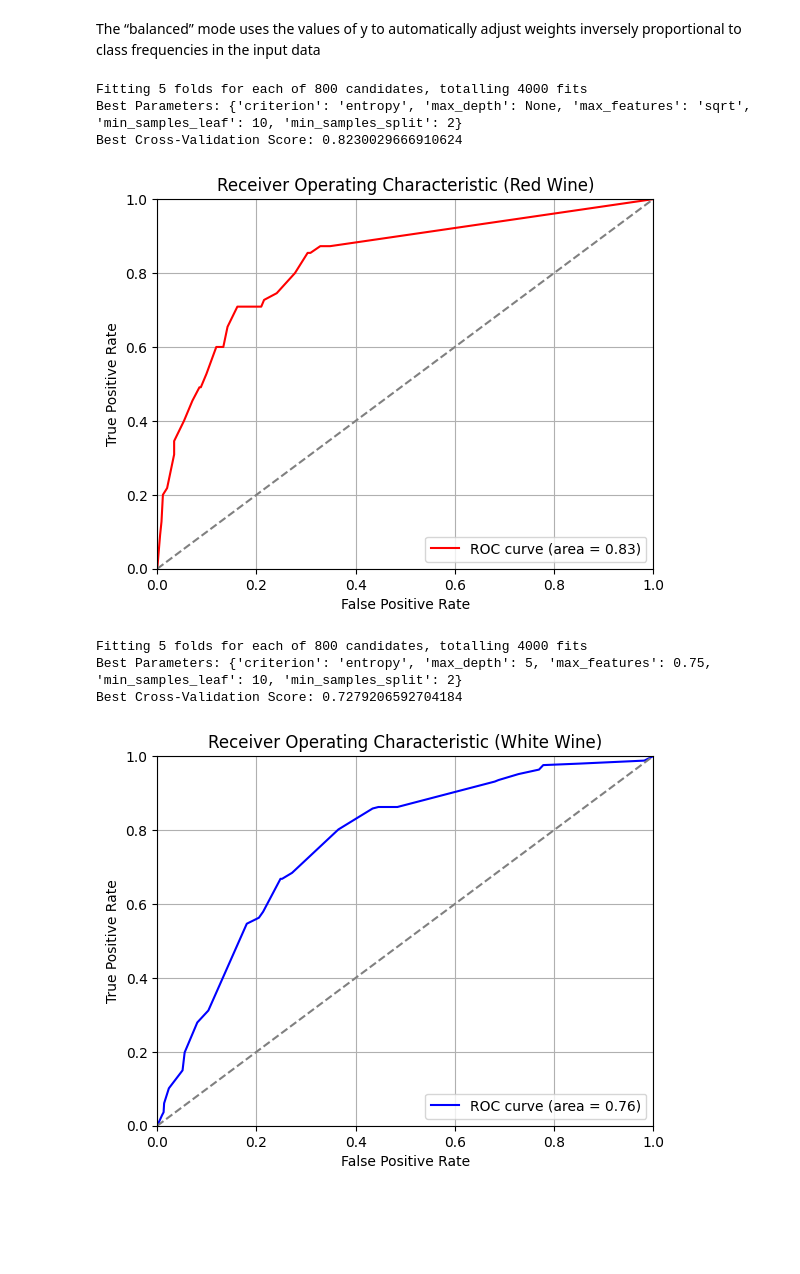
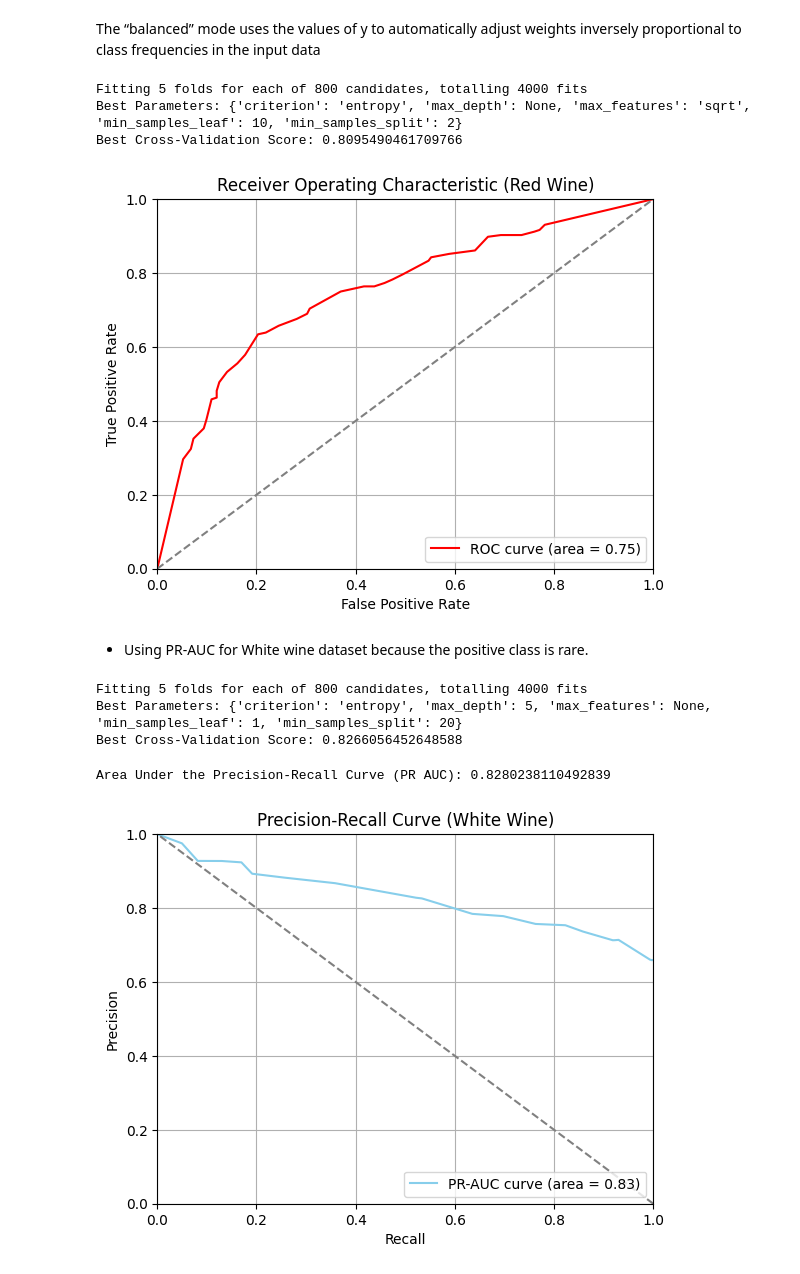
Before and after one commit to ProfessionalSalmon/wine-quality-prediction, a Jupyter notebook: winequality.ipynb, the cells around one changed output. Drawn from its saved outputs; the diff is of its cells as text; code cells hidden in the pictures; blank space fills up the shorter version.

```diff
--- a/winequality.ipynb
+++ b/winequality.ipynb
@@ -396,11 +403,11 @@ print(pd.DataFrame({
 # %% [markdown]
 ### Rule Engine Node to Create a Binary Target Variable
 # %%
-y_bitrain_red = np.where(y_train_red > 6.5, 1, 0)  # 1 = good, 0 = bad
-y_bitrain_white = np.where(y_train_white > 6.5, 1, 0)  # 1 = good, 0 = bad
+y_bitrain_red = np.where(y_train_red > 5, 1, 0)  # 1 = good, 0 = bad
+y_bitrain_white = np.where(y_train_white > 5.5, 1, 0)  # 1 = good, 0 = bad
 
-y_bitest_red = np.where(y_test_red > 6.5, 1, 0)  # 1 = good, 0 = bad
-y_bitest_white = np.where(y_test_white > 6.5, 1, 0)  # 1 = good, 0 = bad
+y_bitest_red = np.where(y_test_red > 5, 1, 0)  # 1 = good, 0 = bad
+y_bitest_white = np.where(y_test_white > 5.5, 1, 0)  # 1 = good, 0 = bad
 # %%
 count_bi_red = pd.Series(y_bitrain_red).value_counts().sort_index() # this is used for x and y in sns.barplot
 count_bi_white = pd.Series(y_bitrain_white).value_counts().sort_index()
@@ -454,7 +459,7 @@ param_grid = {
 
 red_search = GridSearchCV(estimator=tree,
                              param_grid=param_grid,
-                             scoring='roc_auc', # suits when class imbalance is present.
+                             scoring='roc_auc',
                              cv=kf,
                              verbose=2,
                              n_jobs=-1)
@@ -466,7 +471,7 @@ print(f'Best Cross-Validation Score: {red_search.best_score_}')
 # %% [output]
 Fitting 5 folds for each of 800 candidates, totalling 4000 fits
 Best Parameters: {'criterion': 'entropy', 'max_depth': None, 'max_features': 'sqrt', 'min_samples_leaf': 10, 'min_samples_split': 2}
-Best Cross-Validation Score: 0.8230029666910624
+Best Cross-Validation Score: 0.8095490461709766
 # %%
 best_red = red_search.best_estimator_
 y_prob_red = best_red.predict_proba(X_test_red)[:, 1] # probabilities for 'good' class
@@ -487,7 +492,9 @@ plt.legend(loc='lower right')
 plt.grid()
 plt.show()
 # %% [output]
-[figure, old version]
+[figure, new version]
+# %% [markdown]
+- Using PR-AUC for White wine dataset because the positive class is rare.
 # %%
 tree = DecisionTreeClassifier(random_state=42, class_weight='balanced')
 
@@ -501,7 +508,7 @@ param_grid = {
 
 white_search = GridSearchCV(estimator=tree,
                              param_grid=param_grid,
-                             scoring='roc_auc', # suits when class imbalance is present.
+                             scoring='average_precision', # suits when class imbalance is present.
                              cv=kf,
                              verbose=2,
                              n_jobs=-1)
@@ -512,5 +519,5 @@ print(f'Best Parameters: {white_search.best_params_}')
 print(f'Best Cross-Validation Score: {white_search.best_score_}')
 # %% [output]
 Fitting 5 folds for each of 800 candidates, totalling 4000 fits
-Best Parameters: {'criterion': 'entropy', 'max_depth': 5, 'max_features': 0.75, 'min_samples_leaf': 10, 'min_samples_split': 2}
-Best Cross-Validation Score: 0.7279206592704184
+Best Parameters: {'criterion': 'entropy', 'max_depth': 5, 'max_features': None, 'min_samples_leaf': 1, 'min_samples_split': 20}
+Best Cross-Validation Score: 0.8266056452648588
@@ -524,14 +524,25 @@ roc_auc_white = auc(fpr_white, tpr_white)
+# %%
+best_white = white_search.best_estimator_
+y_prob_white = best_white.predict_proba(X_test_white)[:, 1] # probabilities for 'good' class
+
+# Compute precision and recall for various thresholds
+precision, recall, thresholds = precision_recall_curve(y_bitest_white, y_prob_white)
+
+# Calculate the area under the precision-recall curve (PR AUC)
+pr_auc_white = auc(recall, precision)
+print(f'Area Under the Precision-Recall Curve (PR AUC): {pr_auc_white}')
+# %% [output]
+Area Under the Precision-Recall Curve (PR AUC): 0.8280238110492839
 # %%
-plt.figure()
-plt.plot(fpr_white, tpr_white, color='blue', label='ROC curve (area = {:.2f})'.format(roc_auc_white))
-plt.plot([0, 1], [0, 1], color='gray', linestyle='--') # random classifier line
-plt.xlim([0.0, 1.0])
+plt.plot(recall, precision, color = 'skyblue', label='PR-AUC curve (area = {:.2f})'.format(pr_auc_white))
+plt.plot([1, 0], [0, 1], color='gray', linestyle='--') # random classifier line
+plt.xlim([0.0, 1.0]) # set the limits of the x-axis
 plt.ylim([0.0, 1.0])
-plt.xlabel('False Positive Rate')
-plt.ylabel('True Positive Rate')
-plt.title('Receiver Operating Characteristic (White Wine)')
+plt.xlabel('Recall')
+plt.ylabel('Precision')
+plt.title('Precision-Recall Curve (White Wine)')
 plt.legend(loc='lower right')
 plt.grid()
 plt.show()
 # %% [output]
-[figure, old version]
+[figure, new version]
```
Also changed, not shown: parts of 7 cells of this notebook.
